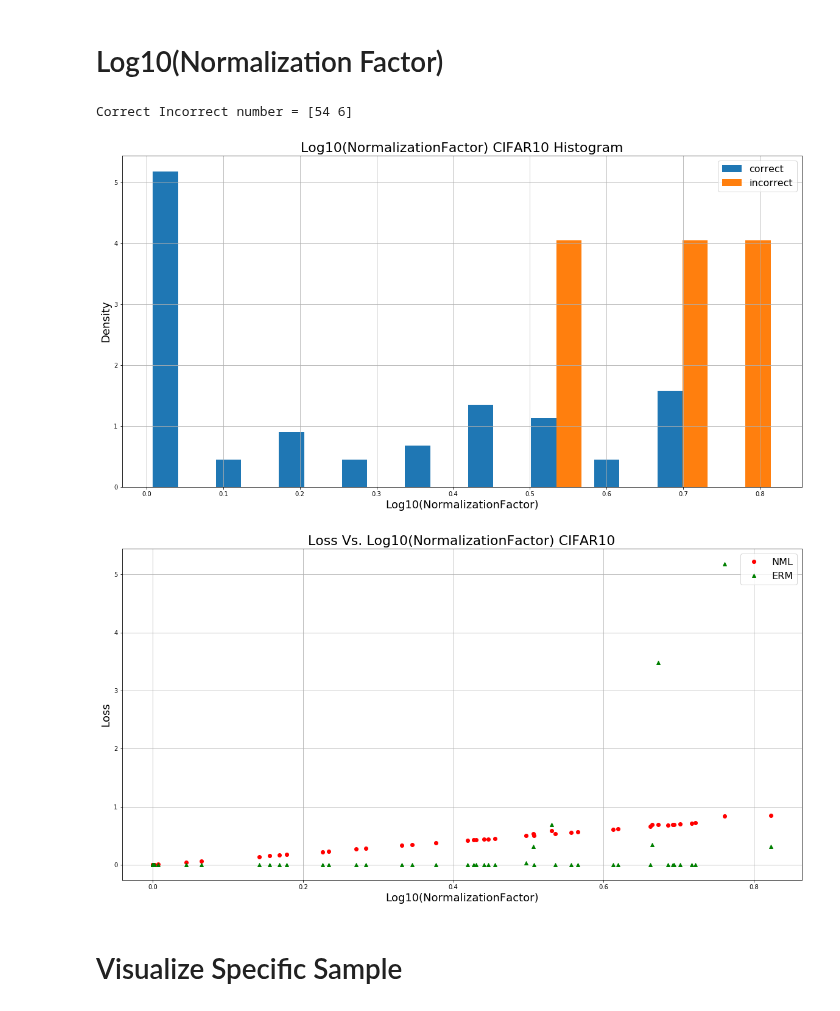
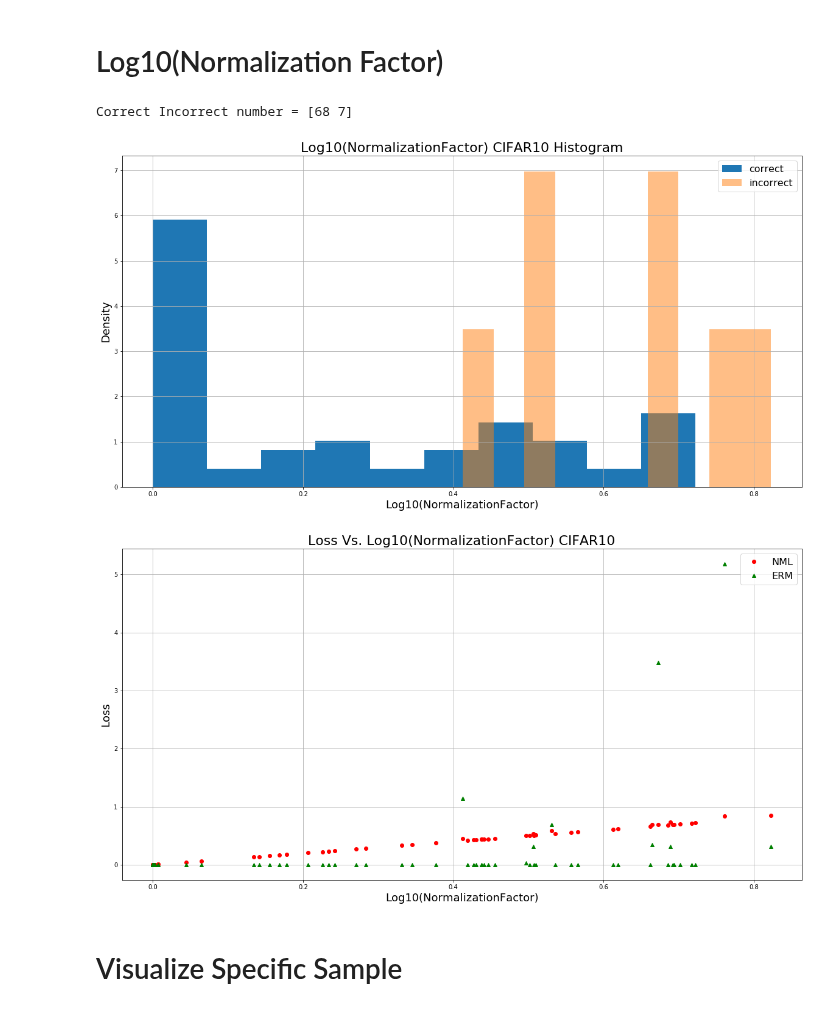
Before and after one commit to kobybibas/deep_pnml_experiments, a Jupyter notebook: src/analyze_results.ipynb, the cells around one changed output. Cells and saved outputs as stored; diff of their text form; code cells hidden in the pictures.

```diff
--- a/src/analyze_results.ipynb
+++ b/src/analyze_results.ipynb
@@ -8,18 +8,22 @@ from dataset_utilities import create_cifar10_dataloaders
 # Open results files
 json_file_name_CIFAR100 = '../output/OutOfDist_CIFR100_results_20180810_153726/results_OutOfDist_CIFR100_20180810_153726.json'
 json_file_name_Noise = '../output/OutOfDist_Noise_results_20180811_100246/results_OutOfDist_Noise_20180811_100246.json'
+json_file_name_ERM = '../output/ERM_results_20180813_204946/results_ERM_20180813_204946.json'
 
 # To dict
 with open(json_file_name_CIFAR100) as data_file:
     results_dict_CIFAR100 = json.load(data_file)
 with open(json_file_name_Noise) as data_file:
     results_dict_Noise = json.load(data_file)
+with open(json_file_name_ERM) as data_file:
+    results_dict_ERM = json.load(data_file)
 
 # CIFAR 10
 json_files_name_NML = ['../output/NML_results_20180812_074608/results_NML_20180812_074608.json', # 0-19
                        '../output/NML_results_20180812_173610/results_NML_20180812_173610.json', # 20-34
                        '../output/NML_results_20180813_063715/results_NML_20180813_063715.json', # 35-50
-                       '../output/NML_results_20180812_174855/results_NML_20180812_174855.json'] # 51-70
+                       '../output/NML_results_20180812_174855/results_NML_20180812_174855.json', # 51-59
+                       '../output/NML_results_20180813_154525/results_NML_20180813_154525.json'] # 60-75
 results_dict_NML = {}
 for json_file_name_NML in json_files_name_NML:
     with open(json_file_name_NML) as data_file:
@@ -110,24 +118,25 @@ plt.show()
 # %%
 # Plot params
 plt.figure(figsize=(20,10))
 bins= 10
 
 # Extract
 normalization_factor_CIFAR10_list, is_correct_list = get_normalization_factor_from_dict(results_dict_NML)
 correct =  np.log10(np.array(normalization_factor_CIFAR10_list)[np.array(is_correct_list)])
 incorrect =  np.log10(np.array(normalization_factor_CIFAR10_list)[~np.array(is_correct_list)])
 print('Correct Incorrect number = [%d %d] '% (correct.shape[0], incorrect.shape[0]))
 # Plot
-plt.hist([correct, incorrect], alpha=1, density=True, label=['correct', 'incorrect'])
+plt.hist(correct, alpha=1, density=True, label='correct')
+plt.hist(incorrect, alpha=0.5, density=True, label='incorrect')
 plt.ylabel('Density', fontsize=18)
 plt.xlabel('Log10(NormalizationFactor)', fontsize=18)
 plt.title('Log10(NormalizationFactor) CIFAR10 Histogram', fontsize=22)
 plt.grid()
 plt.legend(loc=1, prop={'size': 16})
 plt.show()
 # %% [output]
-Correct Incorrect number = [54 6]
+Correct Incorrect number = [68 7]
-[figure, old version]
+[figure, new version]
 # %%
 # Plot params
 plt.figure(figsize=(20,10))
@@ -149,7 +158,7 @@ plt.grid()
 plt.legend(loc=1, prop={'size': 16})
 plt.show()
 # %% [output]
-[figure, old version]
+[figure, new version]
 # %% [markdown]
 # Visualize Specific Sample
 # %%
```
Also changed, not shown: parts of 5 cells of this notebook, 6 other files.
